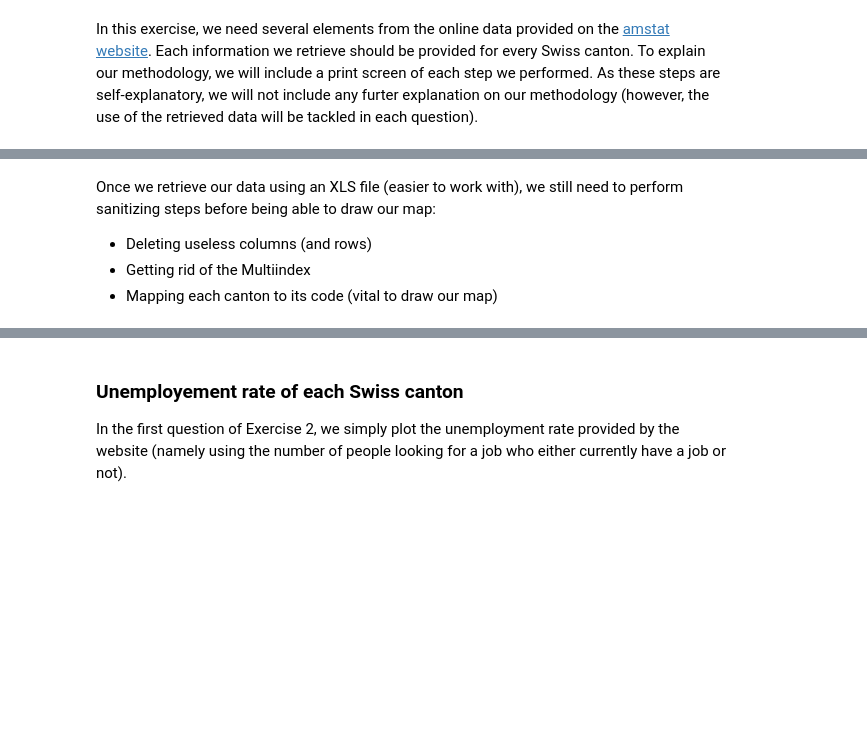
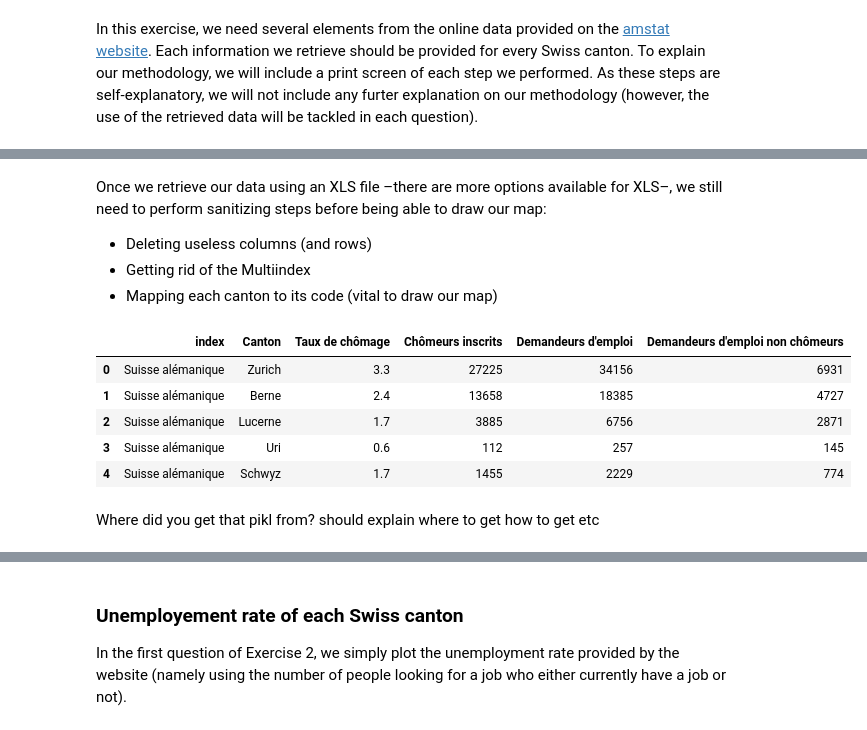
Before and after one commit to mtaziz/ada, a Jupyter notebook: HW3/Homework 3.ipynb, the cells around one changed output, grey strips where cells are left out. Drawn from its saved outputs; the diff is of its cells as text; code cells hidden in the pictures; blank space fills up the shorter version.

```diff
--- a/HW3/Homework 3.ipynb
+++ b/HW3/Homework 3.ipynb
@@ -99,5 +129,5 @@ Image(IMAGE_FOLDER + 'amstat04.png', retina = True)
 # %% [markdown]
-Once we retrieve our data using an XLS file (easier to work with), we still need to perform sanitizing steps before being able to draw our map:
+Once we retrieve our data using an XLS file –there are more options available for XLS–, we still need to perform sanitizing steps before being able to draw our map:
 - Deleting useless columns (and rows)
 - Getting rid of the Multiindex
 - Mapping each canton to its code (vital to draw our map)
@@ -107,10 +137,19 @@ del swiss_unemployment['Mois'] #Only NaN values
 del swiss_unemployment['Total'] #Same as 'Septembre 2017' as we only choose one month
 swiss_unemployment.dropna(inplace=True) #We only need the values of each canton, not nationally
 # %%
-swiss_unemployment.columns = [c[-1] for c in swiss_unemployment.columns]
+swiss_unemployment.columns = [c[-1] for c in swiss_unemployment.columns] #flatten structure
 swiss_unemployment.reset_index(inplace=True)
-swiss_unemployment.rename(columns={'index': 'Région linguistique', 'Unnamed: 0_level_1':'Canton'}, inplace=True)
+swiss_unemployment.rename(columns={'Unnamed: 0_level_1':'Canton'}, inplace=True)
 swiss_unemployment.head()
+# %% [output]
+|  | index | Canton | Taux de chômage | Chômeurs inscrits | Demandeurs d'emploi | Demandeurs d'emploi non chômeurs |
+| 0 | Suisse alémanique | Zurich | 3.3 | 27225 | 34156 | 6931 |
+| 1 | Suisse alémanique | Berne | 2.4 | 13658 | 18385 | 4727 |
+| 2 | Suisse alémanique | Lucerne | 1.7 | 3885 | 6756 | 2871 |
+| 3 | Suisse alémanique | Uri | 0.6 | 112 | 257 | 145 |
+| 4 | Suisse alémanique | Schwyz | 1.7 | 1455 | 2229 | 774 |
+# %% [markdown]
+Where did you get that pikl from? should explain where to get how to get etc
 # %%
 dico = pkl.load(open('Data/map_cantons.pkl', 'rb'))
 swiss_unemployment.insert(1, 'Code', swiss_unemployment['Canton'].map(dico))
```
Also changed, not shown: parts of 40 cells of this notebook.
